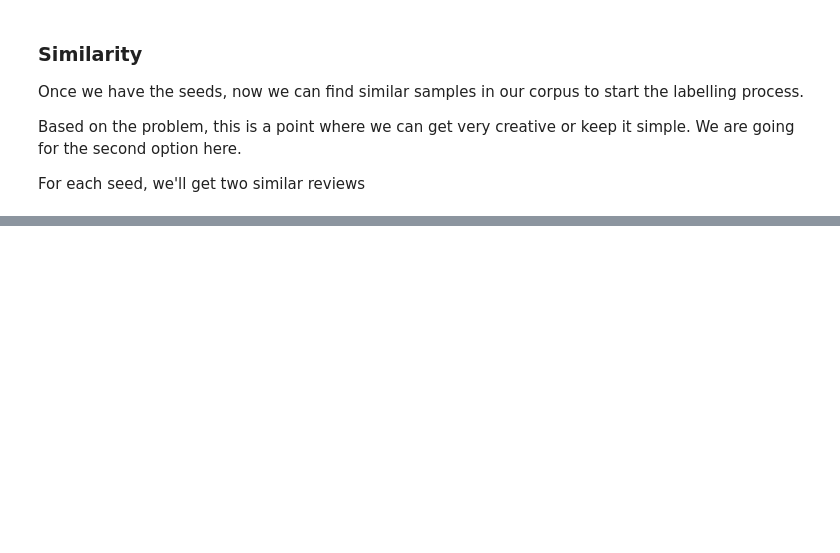
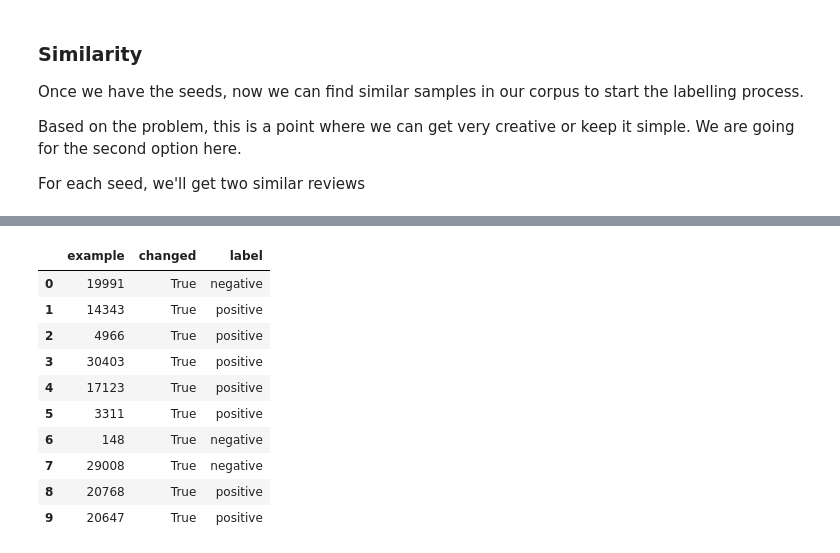
Before and after one commit to bleand/streamlit-activelearn, a Jupyter notebook: notebooks/01-SimpleActiveLearn.ipynb, the cells around one changed output, grey strips where cells are left out. Drawn from its saved outputs; the diff is of its cells as text; code cells hidden in the pictures; blank space fills up the shorter version.

```diff
--- a/notebooks/01-SimpleActiveLearn.ipynb
+++ b/notebooks/01-SimpleActiveLearn.ipynb
@@ -101,4 +132,6 @@ good_vectors = vectorizer.fit_transform(good_reviews_seeds).todense()
 # %%
-bad_vectors = vectorizer.fit_transform(bad_reviews_seeds).todense()
+# bad_vectors = vectorizer.fit_transform(bad_reviews_seeds).todense()
+bad_vectors = vectorizer.transform(bad_reviews_seeds).todense()
 # %%
-reviews_vectors = vectorizer.fit_transform(al_dataset.review.tolist()).todense()
+# reviews_vectors = vectorizer.fit_transform(al_dataset.review.tolist()).todense()
+reviews_vectors = vectorizer.transform(al_dataset.review.tolist()).todense()
@@ -119,4 +166,5 @@ bad_to_label_idxs = list(set(list(closest_k_bad)))
 import IPython.display
 
 def display_text(ix):
-    display('Review:')
+    print('Review:')
+    display(al_dataset.iloc[ix].review)
@@ -132,0 +171,9 @@ ClassLabeller(children=(Box(children=(Output(layout=Layout(margin='auto', min_he
+# %%
+import pigeonXT as pixt
+
+annotations = pixt.annotate(
+    good_to_label_idxs + bad_to_label_idxs,
+    options=['positive', 'negative'],
+    display_fn=display_text,
+    buttons_in_a_row=2
+)
@@ -132,0 +185,14 @@ ClassLabeller(children=(Box(children=(Output(layout=Layout(margin='auto', min_he
+# %%
+annotations
+# %% [output]
+|  | example | changed | label |
+| 0 | 19991 | True | negative |
+| 1 | 14343 | True | positive |
+| 2 | 4966 | True | positive |
+| 3 | 30403 | True | positive |
+| 4 | 17123 | True | positive |
+| 5 | 3311 | True | positive |
+| 6 | 148 | True | negative |
+| 7 | 29008 | True | negative |
+| 8 | 20768 | True | positive |
+| 9 | 20647 | True | positive |
```
Also changed, not shown: parts of 50 cells of this notebook.
